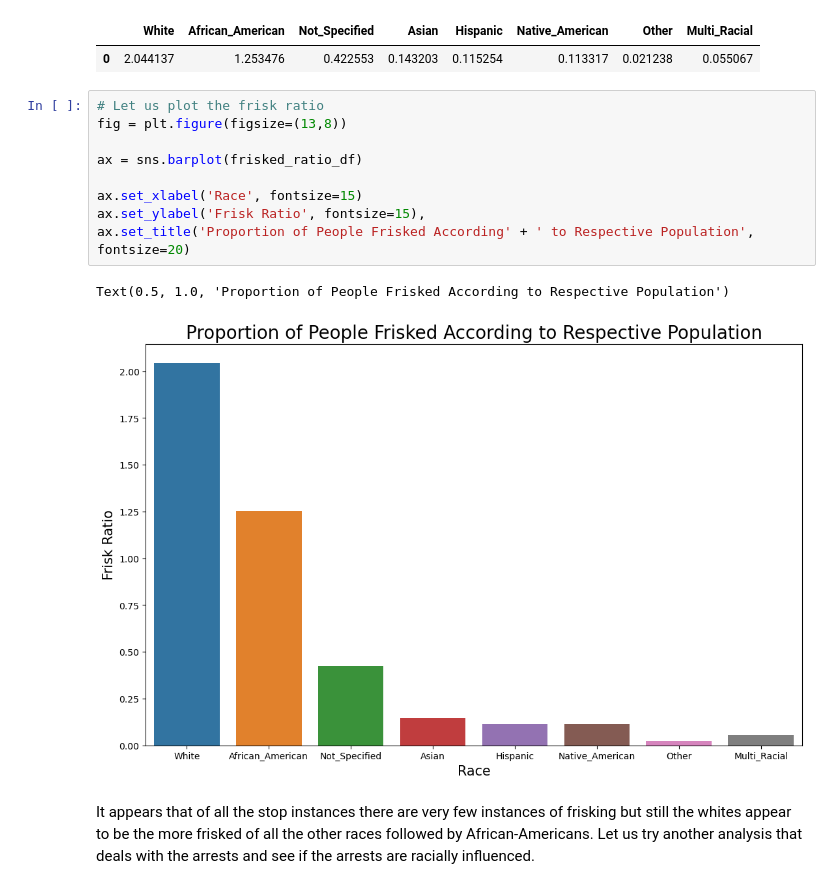
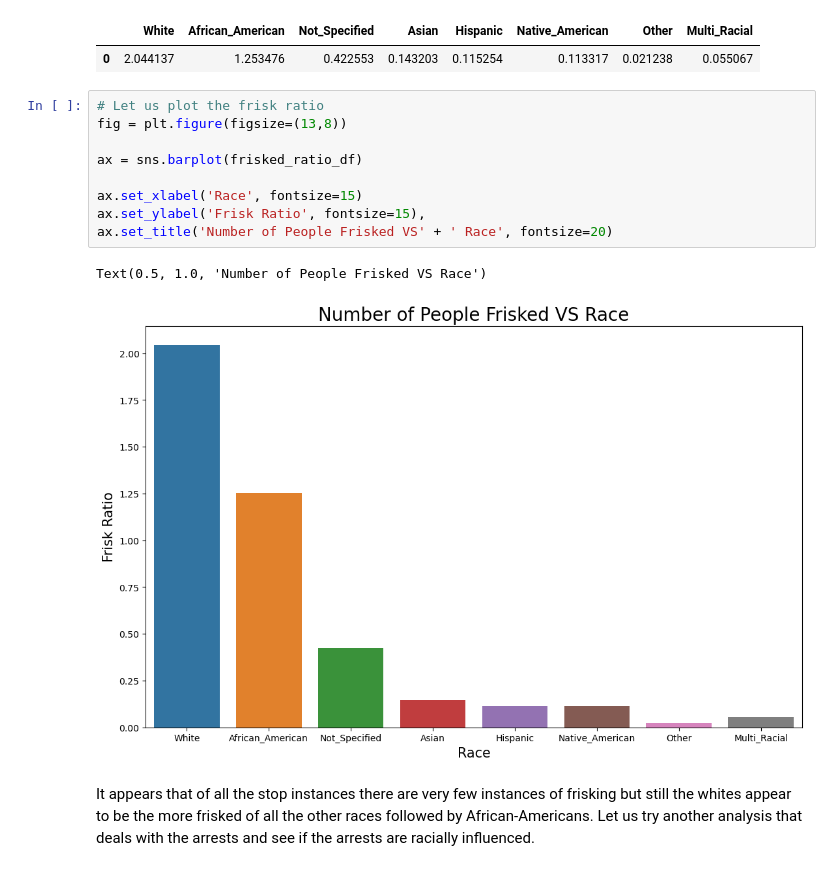
Before and after one commit to ShamlaA/Terry-Traffic-Stops-Prediction-for-Racial-Bias, a Jupyter notebook: Terry_stops_EDA.ipynb, the cells around one changed output. Cells and saved outputs as stored; diff of their text form.

```diff
--- a/Terry_stops_EDA.ipynb
+++ b/Terry_stops_EDA.ipynb
@@ -164,15 +164,15 @@ frisked_ratio_df
 # %%
 # Let us plot the frisk ratio
 fig = plt.figure(figsize=(13,8))
 
 ax = sns.barplot(frisked_ratio_df)
 
 ax.set_xlabel('Race', fontsize=15)
 ax.set_ylabel('Frisk Ratio', fontsize=15),
-ax.set_title('Proportion of People Frisked According' + ' to Respective Population', fontsize=20)
+ax.set_title('Number of People Frisked VS' + ' Race', fontsize=20)
 # %% [output]
-Text(0.5, 1.0, 'Proportion of People Frisked According to Respective Population')
+Text(0.5, 1.0, 'Number of People Frisked VS Race')
-[figure, old version]
+[figure, new version]
 # %% [markdown]
 It appears that of all the stop instances there are very few instances of frisking but still the whites appear to be the more frisked of all the other races followed by African-Americans. Let us try another analysis that deals with the arrests and see if the arrests are racially influenced.
 # %%
```
Also changed, not shown: parts of 5 cells of this notebook.
